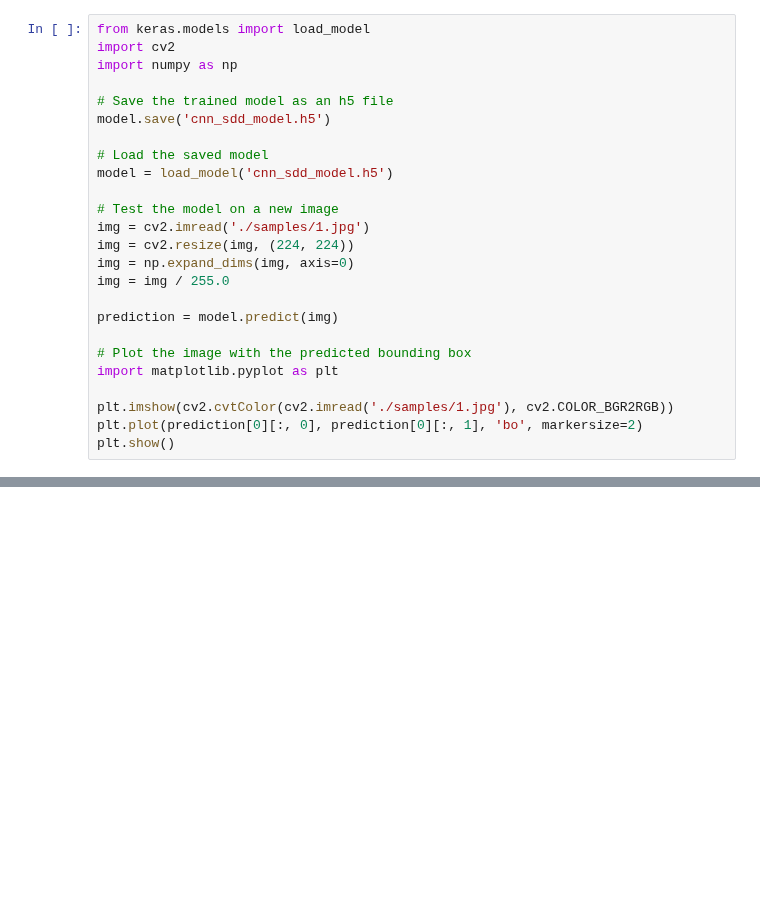
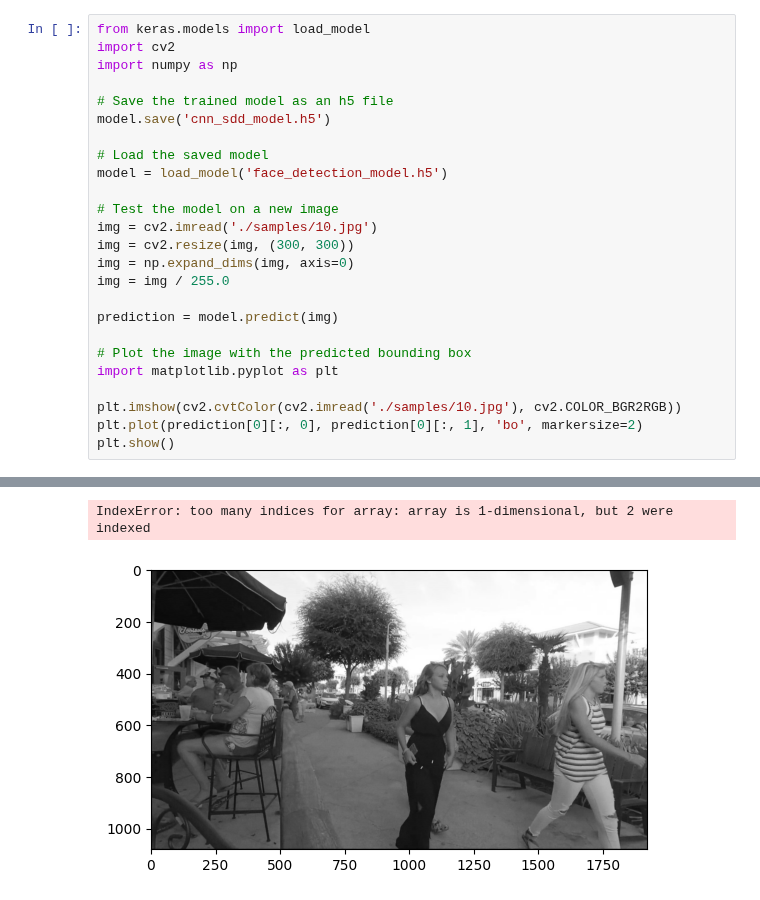
Before and after one commit to MadeByParker/FaceCCTV, a Jupyter notebook: AI/face_detection/model.ipynb, the cells around one changed output, grey strips where cells are left out. Drawn from its saved outputs; the diff is of its cells as text; blank space fills up the shorter version.

```diff
--- a/AI/face_detection/model.ipynb
+++ b/AI/face_detection/model.ipynb
@@ -229,11 +494,11 @@ import numpy as np
 model.save('cnn_sdd_model.h5')
 
 # Load the saved model
-model = load_model('cnn_sdd_model.h5')
+model = load_model('face_detection_model.h5')
 
 # Test the model on a new image
-img = cv2.imread('./samples/1.jpg')
-img = cv2.resize(img, (224, 224))
+img = cv2.imread('./samples/10.jpg')
+img = cv2.resize(img, (300, 300))
 img = np.expand_dims(img, axis=0)
 img = img / 255.0
 
@@ -242,6 +507,7 @@ prediction = model.predict(img)
 # Plot the image with the predicted bounding box
 import matplotlib.pyplot as plt
 
-plt.imshow(cv2.cvtColor(cv2.imread('./samples/1.jpg'), cv2.COLOR_BGR2RGB))
+plt.imshow(cv2.cvtColor(cv2.imread('./samples/10.jpg'), cv2.COLOR_BGR2RGB))
 plt.plot(prediction[0][:, 0], prediction[0][:, 1], 'bo', markersize=2)
 plt.show()
+# %% [output]
@@ -247,0 +515,2 @@ plt.show()
+IndexError: too many indices for array: array is 1-dimensional, but 2 were indexed
+[figure, added]
```
Also changed, not shown: parts of 18 cells of this notebook, 1 other file.
